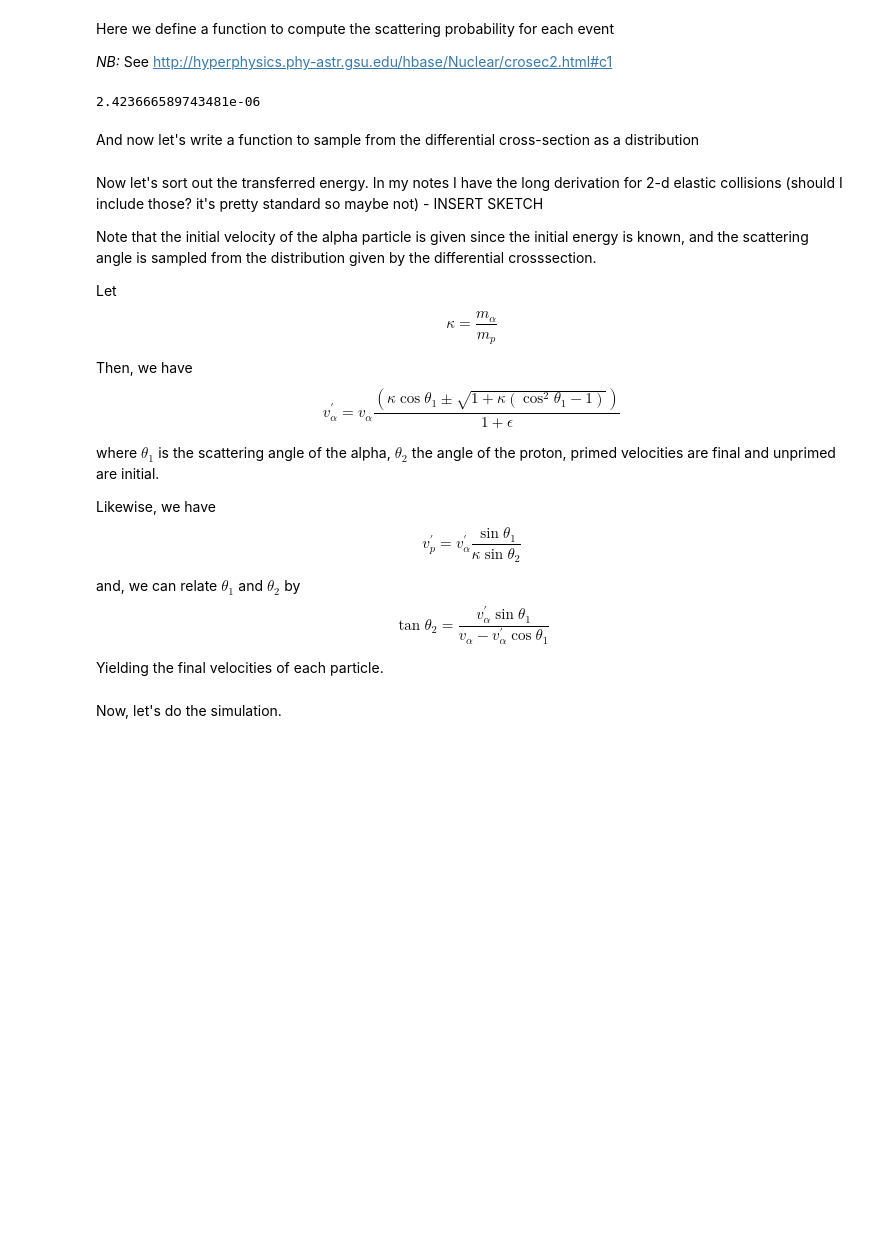
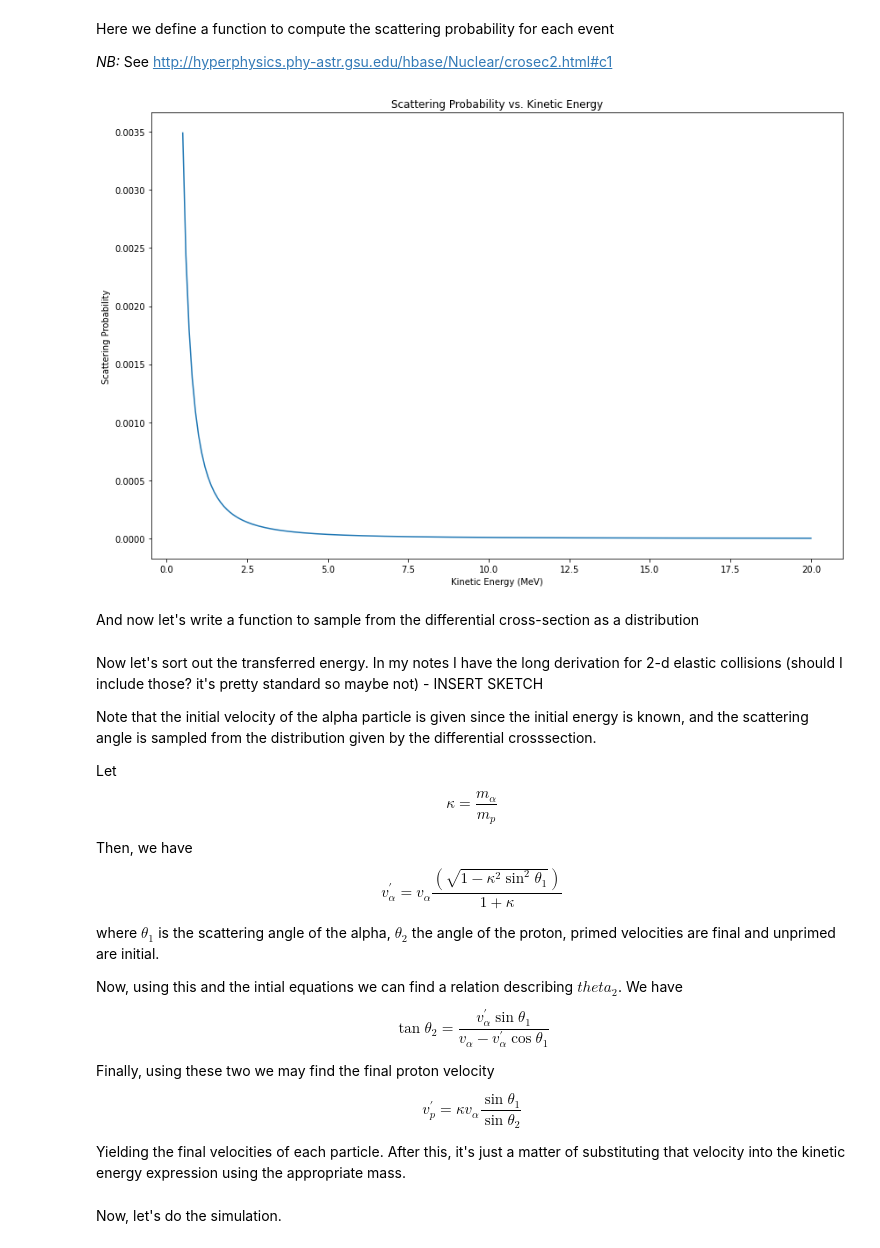
Before and after one commit to ddrobner/scatteringsim, a Jupyter notebook: scatteringsim.ipynb, the cells around one changed output. Drawn from its saved outputs; the diff is of its cells as text; code cells hidden in the pictures; blank space fills up the shorter version.

Commit message:
Rewrite equations

```diff
--- a/scatteringsim.ipynb
+++ b/scatteringsim.ipynb
@@ -220,10 +220,17 @@ def scattering_probability(ke, dx):
     # the total area
     total_a = sample_dim**2
     return eff_a/total_a
-
-print(scattering_probability(6, 0.0001))
-# %% [output]
-2.423666589743481e-06
+# %%
+dx_pr = 0.001
+ke_xrange = np.linspace(0.5, 20, 200)
+plt.plot(ke_xrange, [scattering_probability(i, dx_pr) for i in ke_xrange])
+plt.xlabel("Kinetic Energy (MeV)")
+plt.ylabel("Scattering Probability")
+plt.title("Scattering Probability vs. Kinetic Energy")
+plt.tight_layout()
+plt.show()
+# %% [output]
+[figure, added]
 # %% [markdown]
 And now let's write a function to sample from the differential cross-section as a distribution
 # %%
@@ -265,24 +272,28 @@ $$ \kappa = \frac{m_{\alpha}}{m_{p}} $$
 
 Then, we have
 $$
-    v_{\alpha}^{\prime} = v_{\alpha}\frac{(\kappa \cos{\theta_1} \pm \sqrt{1 +
-    \kappa(\cos^2{\theta_1} - 1)} )}{1 + \epsilon}
+    v_{\alpha}^{\prime} = v_{\alpha}\frac{( \sqrt{1 - \kappa^2\sin^2{\theta_1}} )}{1 + \kappa}
 $$
 
 where $\theta_1$ is the scattering angle of the alpha, $\theta_2$ the angle of
 the proton, primed velocities are final and unprimed are initial.
 
-Likewise, we have
-$$
-    v_{p}^{\prime} = v_{\alpha}^{\prime}\frac{\sin{\theta_1}}{\kappa\sin{\theta_2}}
-$$
+Now, using this and the intial equations we can find a relation describing
+$theta_2$. We have
 
-and, we can relate $\theta_1$ and $\theta_2$ by
 $$
     \tan{\theta_2} = \frac{v_{\alpha}^{\prime}\sin{\theta_1}}{v_{\alpha} - v_{\alpha}^{\prime}\cos{\theta_1}}
 $$
 
+Finally, using these two we may find the final proton velocity
+
+$$
+v_{p}^{\prime} = \kappa v_{\alpha}\frac{\sin{\theta_1}}{\sin{\theta_2}}
+$$
+
 Yielding the final velocities of each particle.
+After this, it's just a matter of substituting that velocity into the kinetic
+energy expression using the appropriate mass.
 # %% [markdown]
 Now, let's do the simulation.
 # %%
```
Also changed, not shown: parts of 7 cells of this notebook.
